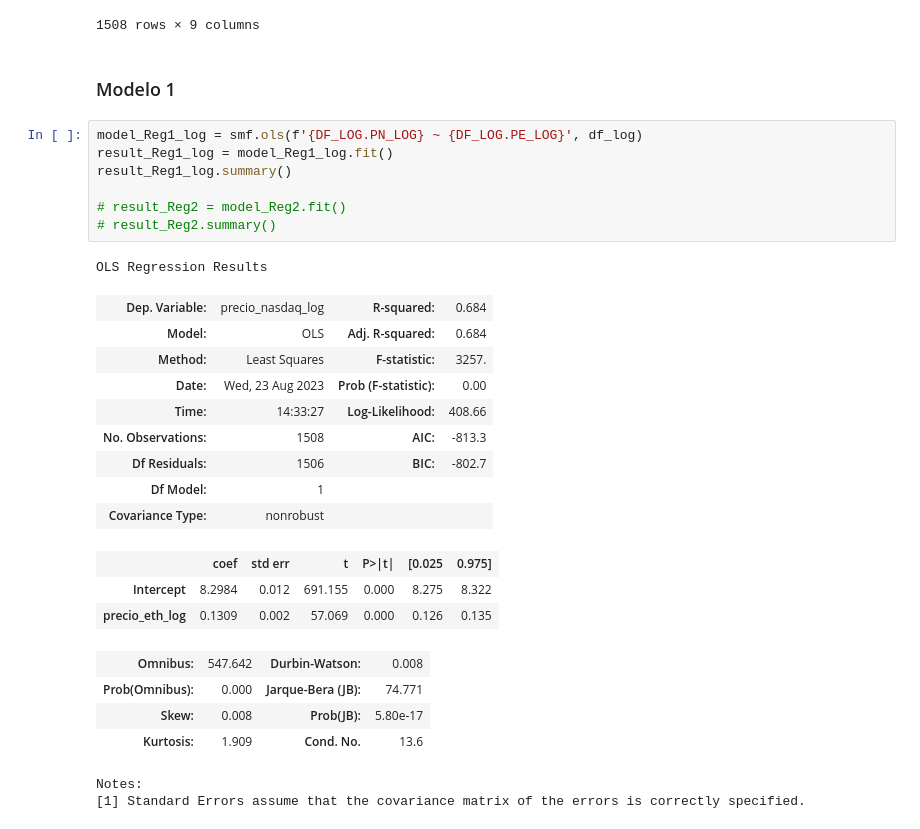
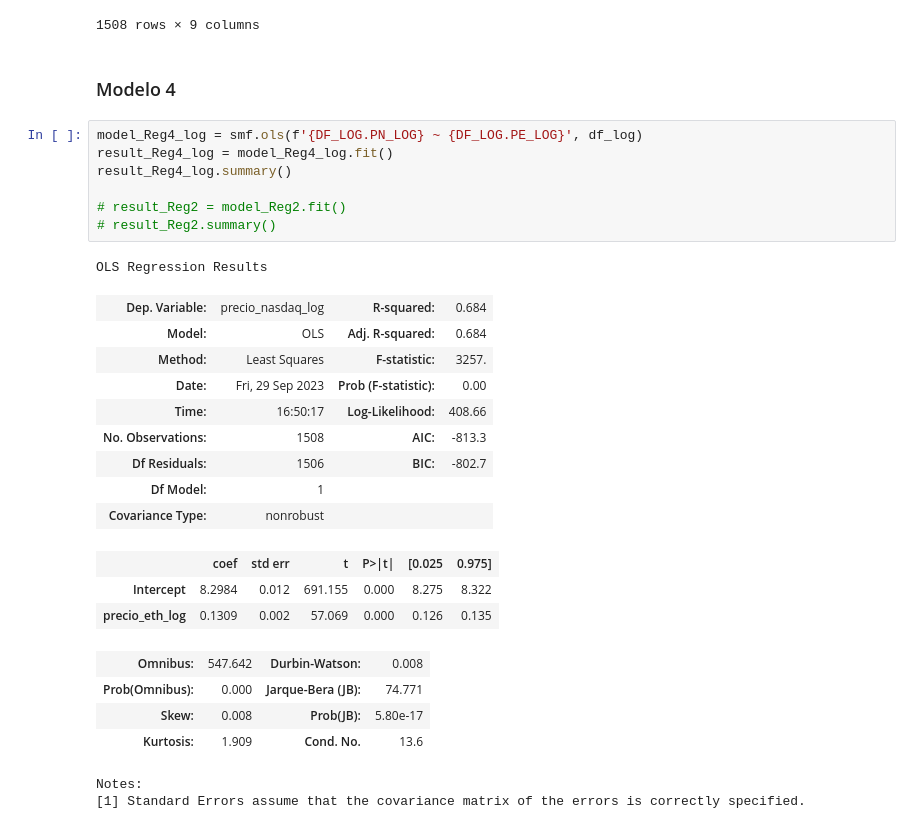
Before and after one commit to byKriz/Tesis-UCAB---Calculos, a Jupyter notebook: calculos.ipynb, the cells around one changed output. Drawn from its saved outputs; the diff is of its cells as text.

```diff
--- a/calculos.ipynb
+++ b/calculos.ipynb
@@ -507,21 +515,21 @@ df_log
 | 1507 | 2021-09-03 0:00:00 | 3.793,301 | 8.241 | 28.115.776.510,00 | 24.06 | 15.363,52 | 9.64 | ... |
 1508 rows × 9 columns
 # %% [markdown]
-### Modelo 1
+### Modelo 4
 # %%
-model_Reg1_log = smf.ols(f'{DF_LOG.PN_LOG} ~ {DF_LOG.PE_LOG}', df_log)
-result_Reg1_log = model_Reg1_log.fit()
-result_Reg1_log.summary()
+model_Reg4_log = smf.ols(f'{DF_LOG.PN_LOG} ~ {DF_LOG.PE_LOG}', df_log)
+result_Reg4_log = model_Reg4_log.fit()
+result_Reg4_log.summary()
 
 # result_Reg2 = model_Reg2.fit()
 # result_Reg2.summary()
 # %% [output]
 OLS Regression Results
 | Dep. Variable: | precio_nasdaq_log | R-squared: | 0.684 |
 | Model: | OLS | Adj. R-squared: | 0.684 |
 | Method: | Least Squares | F-statistic: | 3257. |
-| Date: | Wed, 23 Aug 2023 | Prob (F-statistic): | 0.00 |
-| Time: | 14:33:27 | Log-Likelihood: | 408.66 |
+| Date: | Fri, 29 Sep 2023 | Prob (F-statistic): | 0.00 |
+| Time: | 16:50:17 | Log-Likelihood: | 408.66 |
 | No. Observations: | 1508 | AIC: | -813.3 |
 | Df Residuals: | 1506 | BIC: | -802.7 |
 | Df Model: | 1 |  |  |
```
Also changed, not shown: parts of 23 cells of this notebook.
